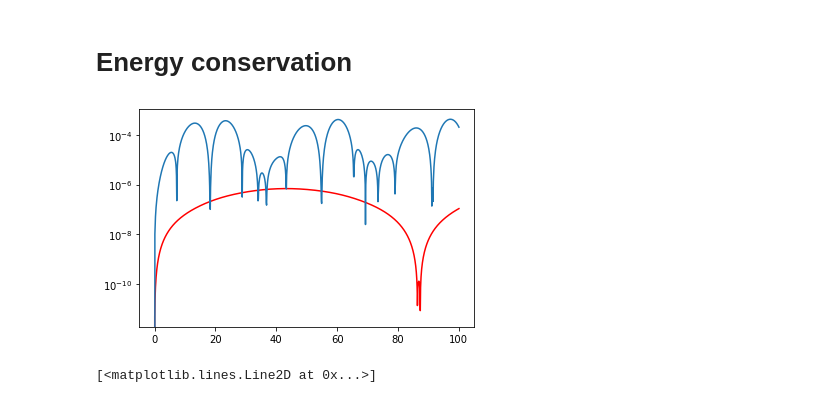
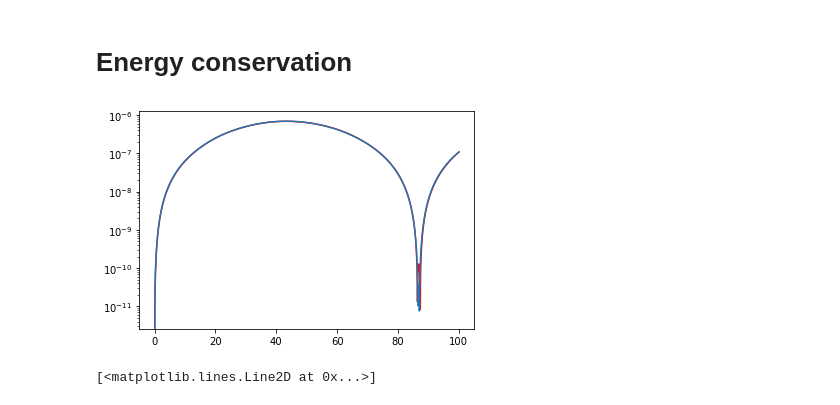
Before and after one commit to jannisgebbo/langevinA, a Jupyter notebook: ModelA-Beuler/plotidealtest.ipynb, the cells around one changed output. Drawn from its saved outputs; the diff is of its cells as text; code cells hidden in the pictures.

```diff
--- a/ModelA-Beuler/plotidealtest.ipynb
+++ b/ModelA-Beuler/plotidealtest.ipynb
@@ -76,14 +76,14 @@ plt.plot(charge(10,3))
 # %% [markdown]
 # Energy conservation
 # %%
-en = np.loadtxt("idealenergy.txt")
+en2 = np.loadtxt("idealenergy.txt")
 # %%
 %matplotlib inline
 plt.plot(en[:,0],np.abs((en[:,4]-en[0,4])/en[1,4]),'r')
-plt.plot(en2[:,0], np.abs((en2[:,4]-en2[0,4])/en2[1,4]))
+plt.plot(en2[:,0], 0.25*np.abs((en2[:,4]-en2[0,4])/en2[1,4]))
 plt.yscale('log')
 # %% [output]
-[figure, old version]
+[figure, new version]
 # %%
 plt.plot(en[:,0],en[:,1])
 plt.plot(en[:,0],en[:,2])
```
Also changed, not shown: 5 other files.
